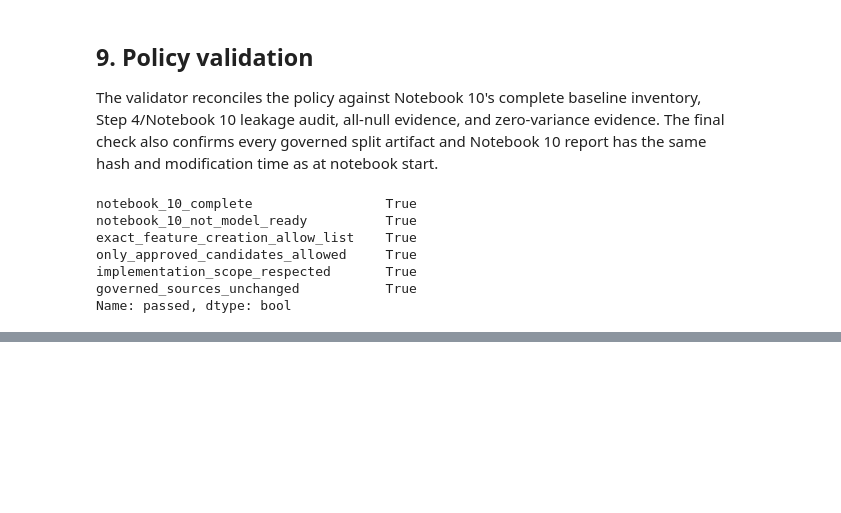
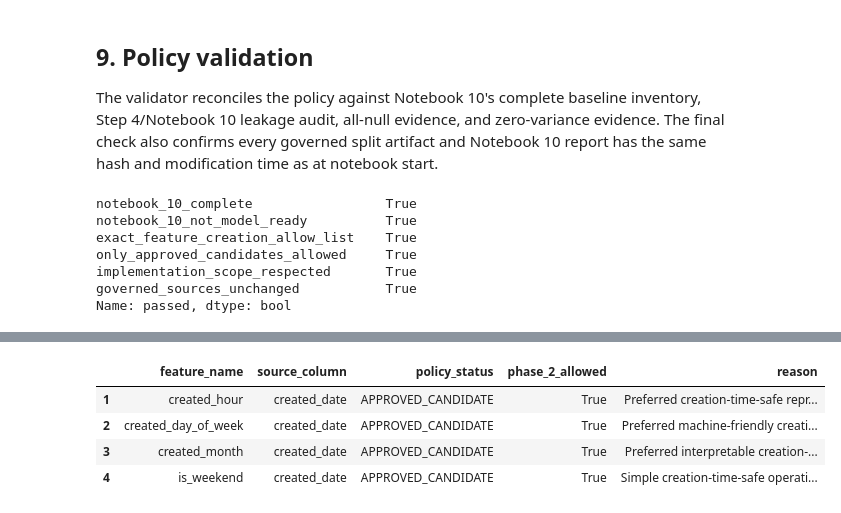
Before and after one commit to mmubashir95/urban-operations-intelligence-platform, a Jupyter notebook: notebooks/11_feature_engineering_and_preprocessing.ipynb, the cells around one changed output, grey strips where cells are left out. Cells and saved outputs as stored; diff of their text form; code cells hidden in the pictures; blank space fills up the shorter version.

```diff
--- a/notebooks/11_feature_engineering_and_preprocessing.ipynb
+++ b/notebooks/11_feature_engineering_and_preprocessing.ipynb
@@ -252,0 +304,12 @@ dtype: object
+# %%
+approved_names = approved_temporal_feature_names(policy)
+approved_policy_rows = policy_table.loc[policy_table['feature_name'].isin(approved_names)]
+display(approved_policy_rows[['feature_name', 'source_column', 'policy_status', 'phase_2_allowed', 'reason']])
+assert approved_names == policy.feature_creation_allow_list
+assert policy.by_name['created_date'].policy_status is PolicyStatus.SOURCE_ONLY
+# %% [output]
+|  | feature_name | source_column | policy_status | phase_2_allowed | reason |
+| 1 | created_hour | created_date | APPROVED_CANDIDATE | True | Preferred creation-time-safe repr... |
+| 2 | created_day_of_week | created_date | APPROVED_CANDIDATE | True | Preferred machine-friendly creati... |
+| 3 | created_month | created_date | APPROVED_CANDIDATE | True | Preferred interpretable creation-... |
+| 4 | is_weekend | created_date | APPROVED_CANDIDATE | True | Simple creation-time-safe operati... |
```
Also changed, not shown: parts of 23 cells of this notebook, 8 other files.
